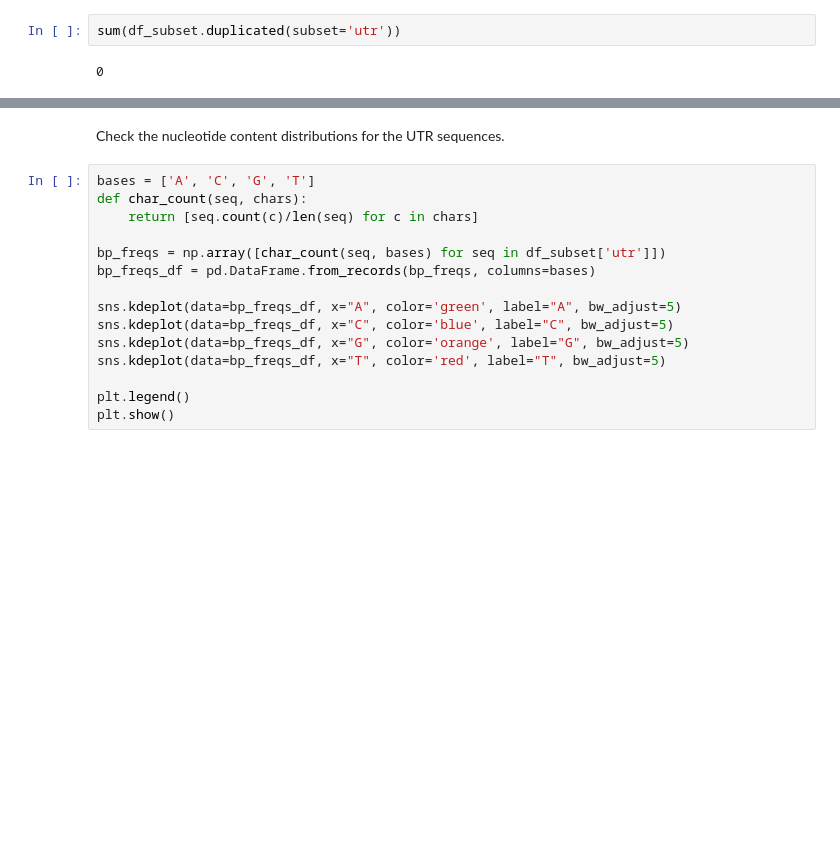
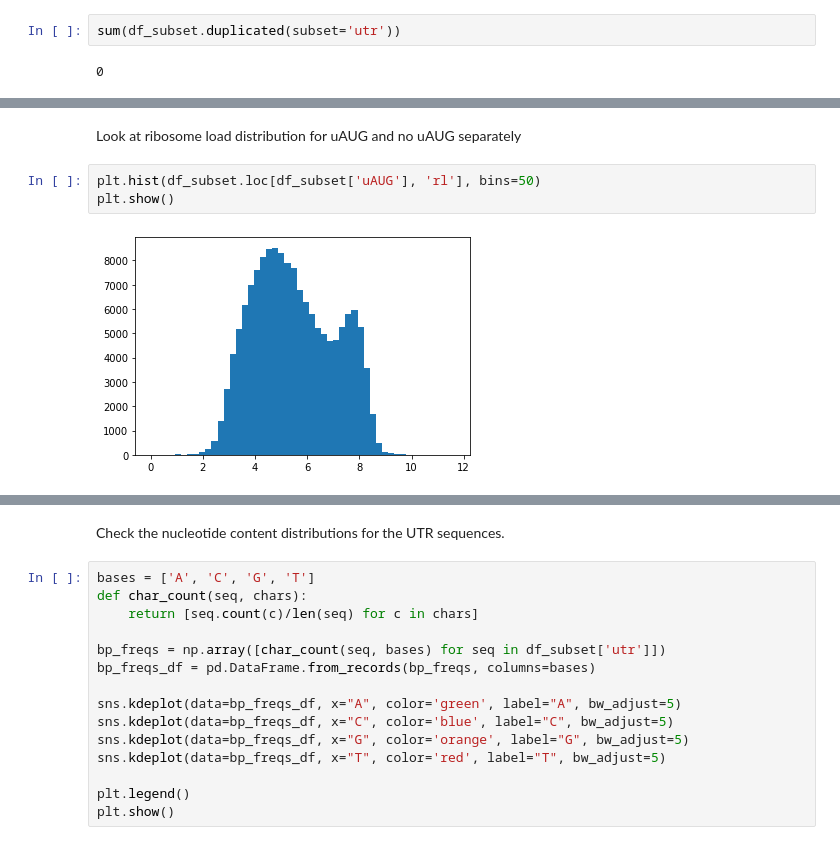
Before and after one commit to nmateyko/human_5utr_modeling, a Jupyter notebook: 2D_CNN/check_data.ipynb, the cells around one changed output, grey strips where cells are left out. Cells and saved outputs as stored; diff of their text form; blank space fills up the shorter version.

```diff
--- a/2D_CNN/check_data.ipynb
+++ b/2D_CNN/check_data.ipynb
@@ -56,0 +64,7 @@ sum(df_subset.duplicated(subset='utr'))
+# %% [markdown]
+Look at ribosome load distribution for uAUG and no uAUG separately
+# %%
+plt.hist(df_subset.loc[df_subset['uAUG'], 'rl'], bins=50)
+plt.show()
+# %% [output]
+[figure, added]
```
Also changed, not shown: parts of 7 cells of this notebook.
